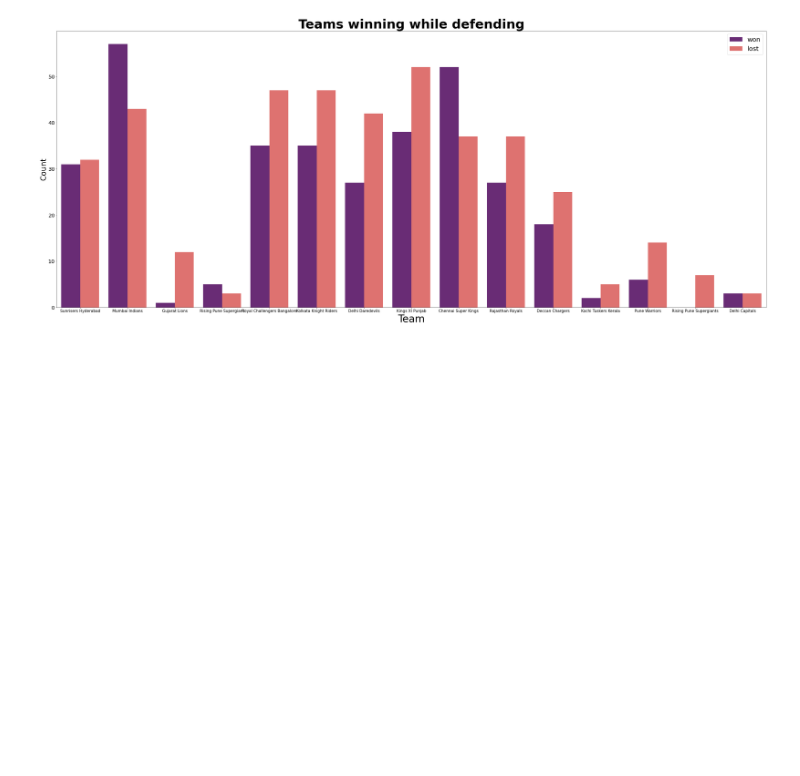
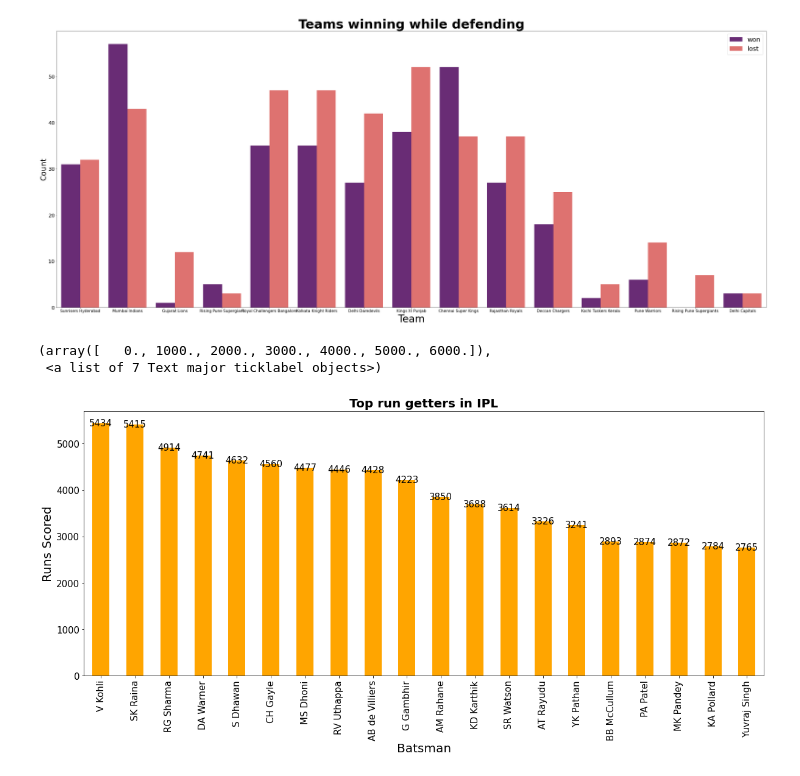
Before and after one commit to nehit210/EDA-on-sports-dataset, a Jupyter notebook: EDA.ipynb, the cells around one changed output. Saved outputs shown, nothing was run; the diff lists cells and outputs as text; code cells hidden in the pictures; blank space fills up the shorter version.

```diff
--- a/EDA.ipynb
+++ b/EDA.ipynb
@@ -427,3 +443,17 @@ Try using .loc[row_indexer,col_indexer] = value instead
 See the caveats in the documentation: https://pandas.pydata.org/pandas-docs/stable/user_guide/indexing.html#returning-a-view-versus-a-copy
 <matplotlib.legend.Legend at 0x...>
 [figure]
+# %%
+ipl_data.groupby('batsman')['batsman_runs'].sum().sort_values(ascending=False).head(20).plot(kind='bar',color='orange',figsize=(20,8))
+for index,data in enumerate(ipl_data.groupby('batsman')['batsman_runs'].sum().sort_values(ascending=False).head(20)):
+    plt.text(x=index , y =data+1 , s=f"{data}" , fontdict=dict(fontsize=15), horizontalalignment='center',
+                verticalalignment='center')
+plt.title("Top run getters in IPL",fontsize=20,fontweight='bold')
+plt.xlabel("Batsman",size=20)
+plt.ylabel("Runs Scored",size=20)
+plt.xticks(size=15)
+plt.yticks(size=15)
+# %% [output]
+(array([   0., 1000., 2000., 3000., 4000., 5000., 6000.]),
+ <a list of 7 Text major ticklabel objects>)
+[figure, added]
```
Also changed, not shown: parts of 15 cells of this notebook.
